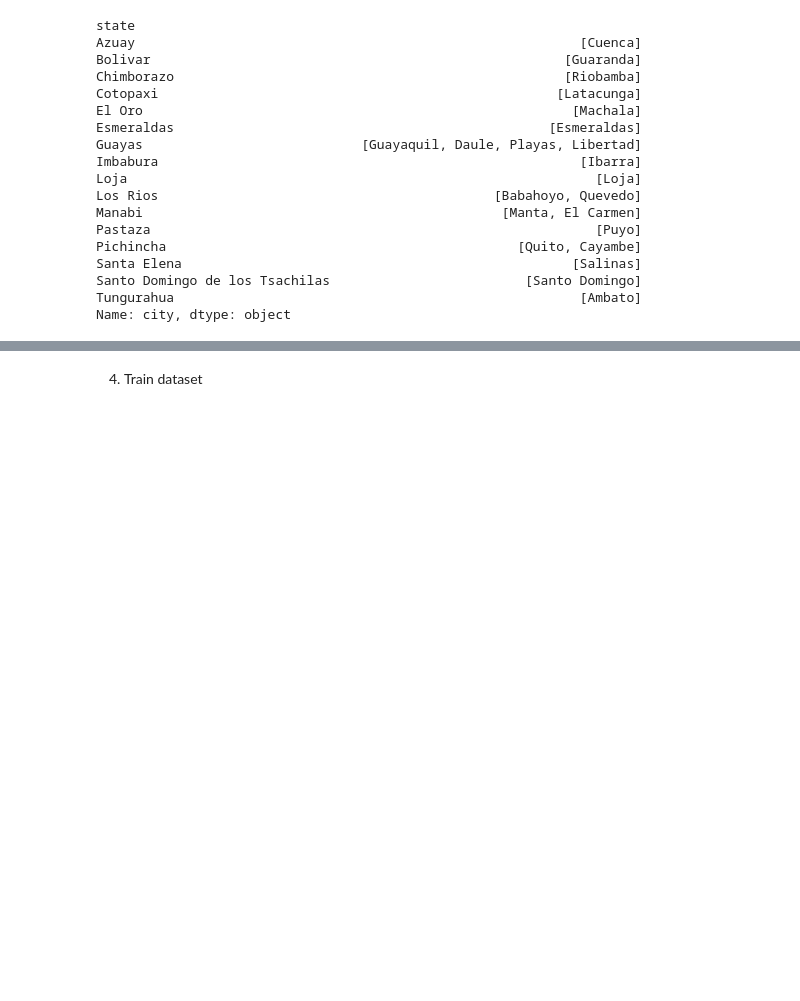
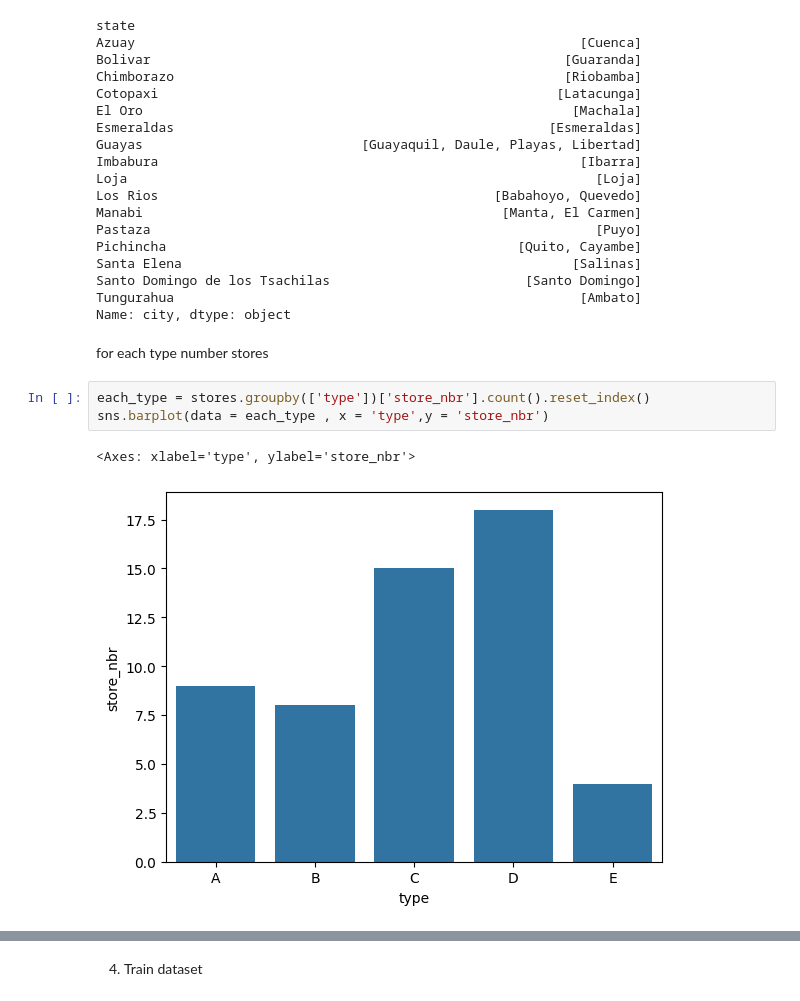
Before and after one commit to acies-udaykiran-rachamsetty/Capstone-Project, a Jupyter notebook: Notebooks/EDA.ipynb, the cells around one changed output, grey strips where cells are left out. Cells and saved outputs as stored; diff of their text form; blank space fills up the shorter version.

```diff
--- a/Notebooks/EDA.ipynb
+++ b/Notebooks/EDA.ipynb
@@ -329,3 +356,11 @@ Santa Elena                                                  [Salinas]
 Santo Domingo de los Tsachilas                         [Santo Domingo]
 Tungurahua                                                    [Ambato]
 Name: city, dtype: object
+# %% [markdown]
+for each type number stores
+# %%
+each_type = stores.groupby(['type'])['store_nbr'].count().reset_index()
+sns.barplot(data = each_type , x = 'type',y = 'store_nbr')
+# %% [output]
+<Axes: xlabel='type', ylabel='store_nbr'>
+[figure, added]
```
Also changed, not shown: parts of 32 cells of this notebook.
